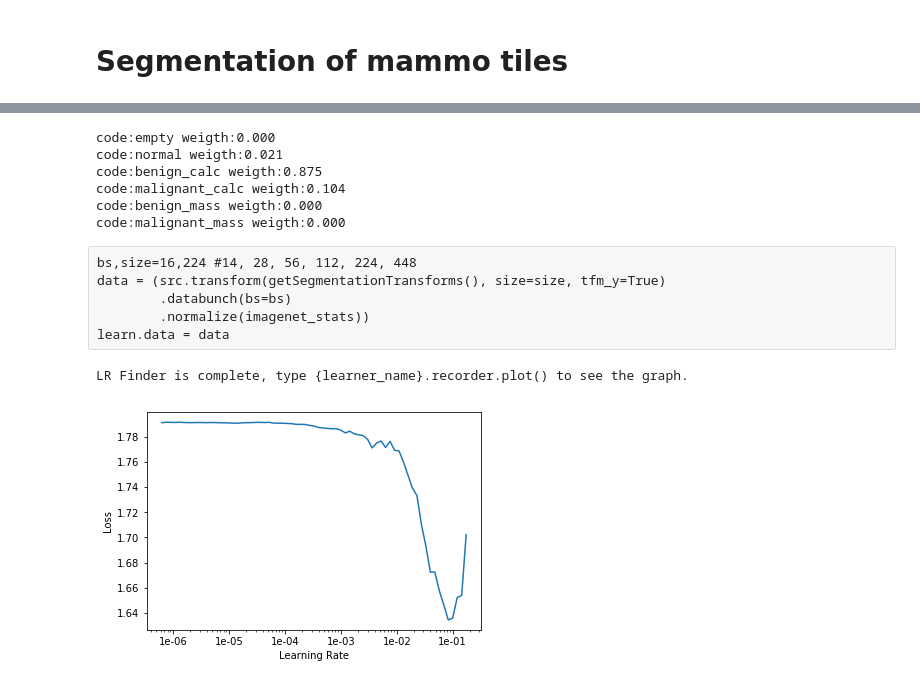
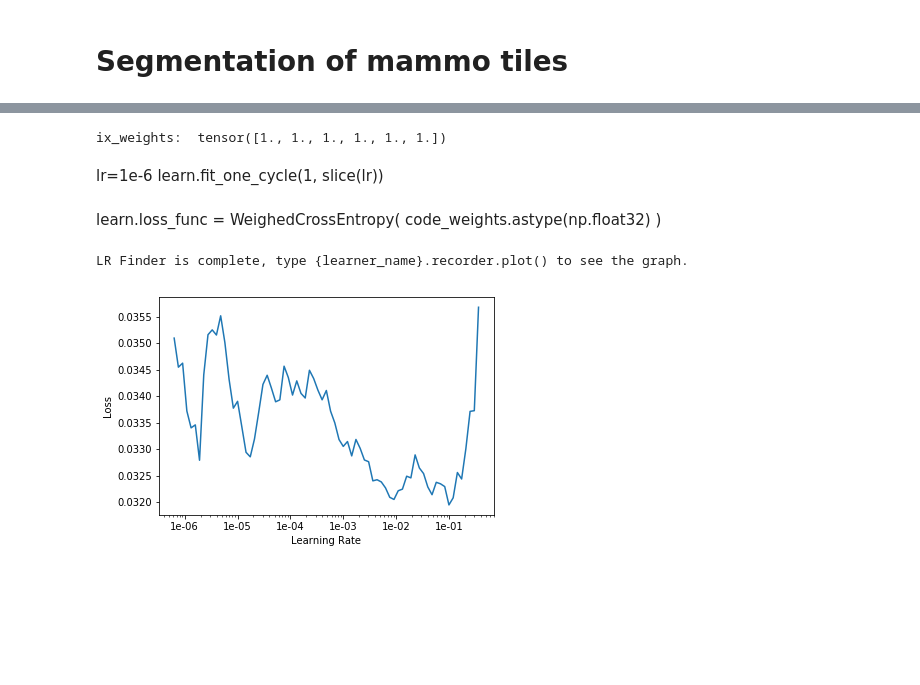
Before and after one commit to kasparlund/mammography, a Jupyter notebook: mammo_segmentation.ipynb, the cells around one changed output, grey strips where cells are left out. Drawn from its saved outputs; the diff is of its cells as text; code cells hidden in the pictures; blank space fills up the shorter version.

```diff
--- a/mammo_segmentation.ipynb
+++ b/mammo_segmentation.ipynb
@@ -233,5 +145,0 @@ code:malignant_mass weigth:0.000
-# %%
-code_weights = code_weights**2
-code_weights /= np.sum(code_weights)
-code_weights[code_weights==0] = minWeight
-code_weights
@@ -525,3 +219,25 @@ tensor([1., 1., 1., 1., 1., 1.])
+# %%
+class ACC:
+    class_mask = torch.from_numpy( (code_weights > 0).astype(np.float32) )
+    @staticmethod
+    def accuracy_seg(input, target):
+        #The input.argmax(dim=1) selects the winner class pr pixel, thereby reducing
+        #the input shape from (bs, classes, width, height) => (bs, width, height)
+        #We, therefore, have to reshape the target tensor from (bs, 1, width, height) to (bs, width, height)
+        sz     = target.size()
+        target = target.reshape( (sz[0], sz[2], sz[3]) )
+
+        #mask out classes with zeri weight
+        if ACC.class_mask.lt(0).any() :
+            mask = None
+            for i in range(len(ACC.class_mask)):
+                if ACC.class_mask[i] <= 0:
+                    mask = target.eq(i).byte() if mask is None else mask + target.eq(i).byte()
+
+            mask = mask.eq(0)
+            return (input.argmax(dim=1)[mask].flatten()==target[mask].flatten()).float().mean()        #mask   = mask.reshape( (sz[0], sz[2], sz[3]) )
+        else:
+            return (input.argmax(dim=1).flatten()==target.flatten()).float().mean()
 # %%
 #ix_codes = torch.from_numpy( np.asarray( np.where(code_weights>0) ).flatten().astype(np.long) ).long().cuda()
 #print(ix_codes)
@@ -550,14 +279,15 @@ class WeighedCrossEntropy(CrossEntropyFlat):
 # %%
 #bs,size=100,64
 #bs,size=32,128
-#bs,size=16,256
-bs,size=4,512
+#bs,size=64,128
+#bs,size=16,128
+bs,size=16,224
+#bs,size=4,512
 data = ( src.transform(getSegmentationTransforms(), size=size, tfm_y=True)
             .databunch(bs=bs)
             .normalize(imagenet_stats) )
 #data.show_batch(2, figsize=(10,7))
 # %%
-[print(f"code:{c} weigth:{w:.3f}") for c,w in zip(codes,code_weights)]
 loss_func = WeighedCrossEntropy( code_weights.astype(np.float32) ) # DiceLoss() #WeighedCrossEntropy( code_weights.astype(np.float32) ) # # FocalLoss(gamma=2.,alpha=.25), #
 #                            loss_func=  WeighedCrossEntropy( torch.from_numpy( code_weights.astype(np.float32) ).cuda() ), # DiceLoss(), # FocalLoss(gamma=2.,alpha=.25), #
 learn = Learner.create_unet(data,
@@ -566,29 +296,20 @@ learn = Learner.create_unet(data,
                             metrics=ACC.accuracy_seg
                            )
 # %% [output]
-code:empty weigth:0.000
-code:normal weigth:0.021
-code:benign_calc weigth:0.875
-code:malignant_calc weigth:0.104
-code:benign_mass weigth:0.000
-code:malignant_mass weigth:0.000
+ix_weights:  tensor([1., 1., 1., 1., 1., 1.])
-# %% [raw]
-bs,size=16,224 #14, 28, 56, 112, 224, 448
-data = (src.transform(getSegmentationTransforms(), size=size, tfm_y=True)
-        .databunch(bs=bs)
-        .normalize(imagenet_stats))
-learn.data = data
+# %% [markdown]
+lr=1e-6
+learn.fit_one_cycle(1, slice(lr))
+# %% [markdown]
+learn.loss_func = WeighedCrossEntropy( code_weights.astype(np.float32) )
 # %%
-learn.loss_func = WeighedCrossEntropy( code_weights.astype(np.float32) )
 n = gc.collect()
 torch.cuda.empty_cache()
 lr_find(learn)
-n=gc.collect()
-torch.cuda.empty_cache()
 # %% [output]
 LR Finder is complete, type {learner_name}.recorder.plot() to see the graph.
 # %%
-learn.recorder.plot(skip_end=9)
+learn.recorder.plot(skip_end=5)
 # %% [output]
-[figure, old version]
+[figure, new version]
 # %%
```
Also changed, not shown: parts of 55 cells of this notebook, 4 other files.
